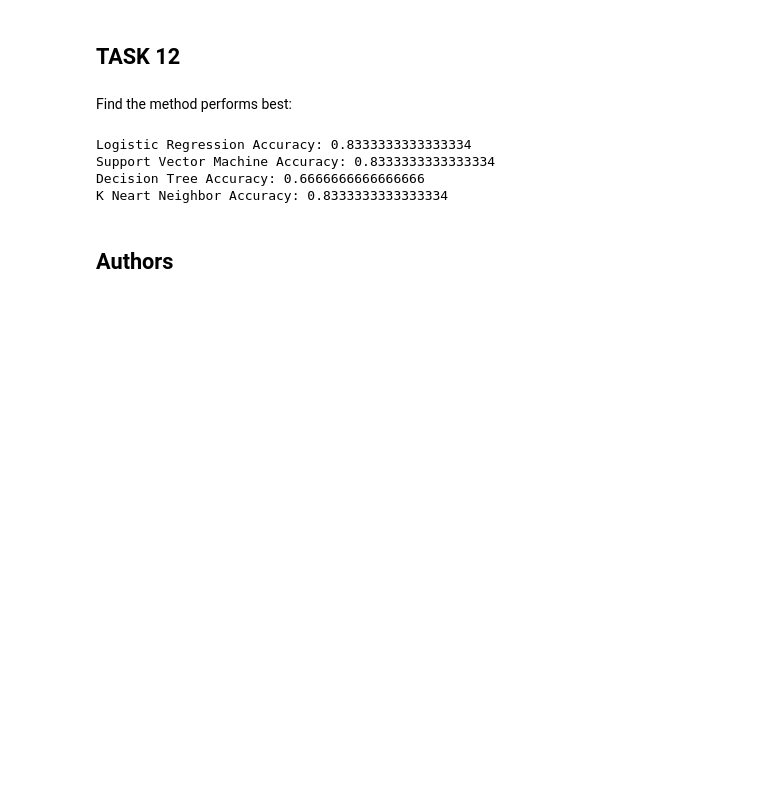
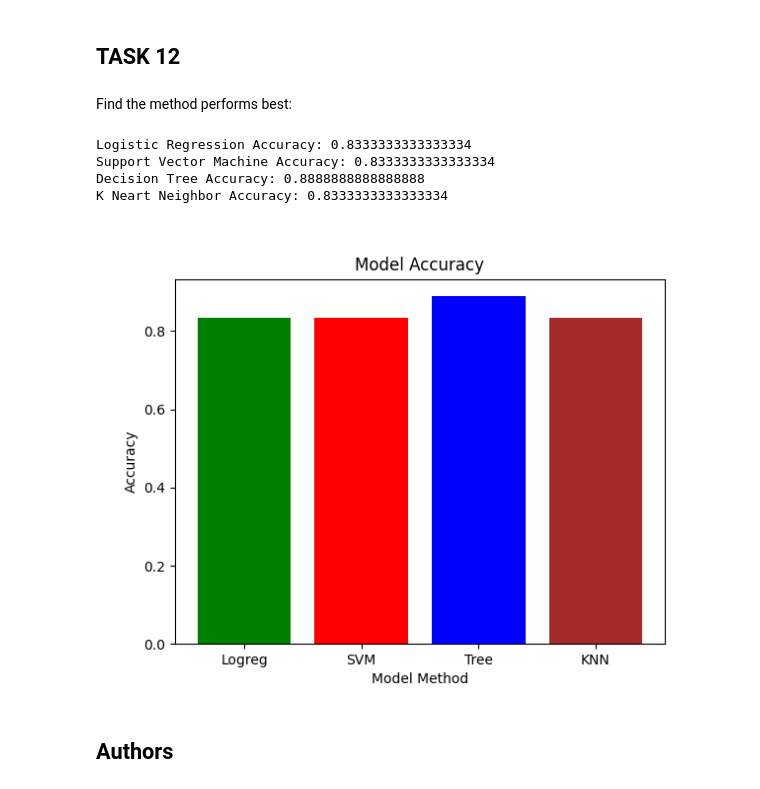
Before and after one commit to hgomez32/IBM-Respository, a Jupyter notebook: Applied Data Science Capstone/Week 4/Machine_Learning_Prediciton_Lab.ipynb, the cells around one changed output. Drawn from its saved outputs; the diff is of its cells as text; code cells hidden in the pictures; blank space fills up the shorter version.

```diff
--- a/Applied Data Science Capstone/Week 4/Machine_Learning_Prediciton_Lab.ipynb
+++ b/Applied Data Science Capstone/Week 4/Machine_Learning_Prediciton_Lab.ipynb
@@ -330,13 +330,21 @@ Find the method performs best:
 # %%
 print('Logistic Regression Accuracy:', logreg_cv.score(X_test, Y_test))
 print('Support Vector Machine Accuracy:', svm_cv.score(X_test, Y_test))
 print('Decision Tree Accuracy:', tree_cv.score(X_test, Y_test))
 print('K Neart Neighbor Accuracy:', knn_cv.score(X_test, Y_test))
+x_axis = ['Logreg','SVM', 'Tree', 'KNN']
+y_axis = [logreg_cv.score(X_test, Y_test), svm_cv.score(X_test, Y_test),tree_cv.score(X_test, Y_test), knn_cv.score(X_test, Y_test)]
+plt.bar(x_axis, y_axis, color =['green', 'red', 'blue', 'brown'])
+plt.title('Model Accuracy')
+plt.xlabel('Model Method')
+plt.ylabel('Accuracy')
+plt.show()
 # %% [output]
 Logistic Regression Accuracy: 0.8333333333333334
 Support Vector Machine Accuracy: 0.8333333333333334
-Decision Tree Accuracy: 0.6666666666666666
+Decision Tree Accuracy: 0.8888888888888888
 K Neart Neighbor Accuracy: 0.8333333333333334
+[figure, added]
 # %% [markdown]
 ## Authors
 # %% [markdown]
```
Also changed, not shown: parts of 3 cells of this notebook.
